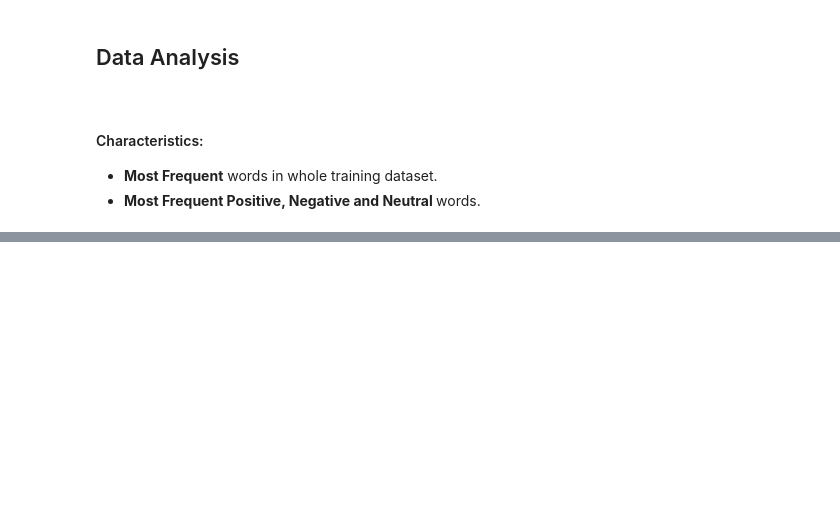
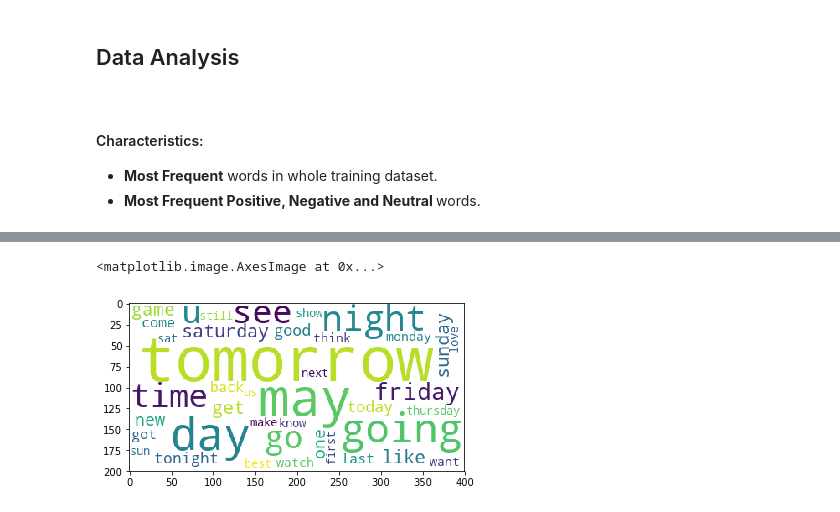
Before and after one commit to Fanarosss/Sentiment-Analysis-on-Tweets, a Jupyter notebook: Project1.ipynb, the cells around one changed output, grey strips where cells are left out. Drawn from its saved outputs; the diff is of its cells as text; code cells hidden in the pictures; blank space fills up the shorter version.

Commit message:
Data Analysis

```diff
--- a/Project1.ipynb
+++ b/Project1.ipynb
@@ -49,9 +50,11 @@ train_data.head()
 <b>Tokenize tweets and convert all to lowercase</b>
 # %%
 tweets = []
+values = []
 tokenizer = TweetTokenizer()
 for tweet in train_data.T:
     tweets.append(tokenizer.tokenize(train_data.T[tweet][1].lower()))
+    values.append(train_data.T[tweet][0])
 # %% [markdown]
 <b>Remove Stop Words</b>
 # %%
@@ -60,7 +63,7 @@ from nltk.corpus import stopwords
 
 stop_words = set(stopwords.words('english'))
 for x in range(0,len(tweets)):
-    tweets[x] = [token for token in tweets[x] if not token in stop_words]
+    tweets[x] = [token for token in tweets[x] if not token in stop_words and token.isalpha()]
 # %% [markdown]
 <b>Stemming (Reducing each word to its root).</b>
 # %%
@@ -83,3 +86,28 @@ print(tweets[0], "\n", stemmed[0])
     <li><b>Most Frequent</b> words in whole training dataset.
     <li><b>Most Frequent Positive, Negative and Neutral </b> words.
 <ul>
+# %%
+# %%capture
+from collections import Counter
+total_counter=Counter()
+positive_counter = Counter()
+negative_counter = Counter()
+neutral_counter = Counter()
+j=0
+for i in tweets[0:]:
+    total_counter.update(i)
+    if(values[j] == "positive"):
+        positive_counter.update(i)
+    if(values[j] == "negative"):
+        negative_counter.update(i)
+    if(values[j] == "neutral"):
+        neutral_counter.update(i)
+    j+=1
+dict(total_counter)
+dict(positive_counter)
+dict(negative_counter)
+dict(neutral_counter)
+
+data = {'Total': total_counter, 'Positive': positive_counter, 'Negative': negative_counter, 'Neutral': neutral_counter}
+fp = DataFrame(data, index =total_counter.keys(), columns =['Total','Positive','Negative', 'Neutral'])
+fp
@@ -85,0 +133,7 @@ print(tweets[0], "\n", stemmed[0])
+# %%
+# Display the generated image:
+wc = WordCloud(stopwords=stopwords, background_color="white", max_words=40).generate_from_frequencies(total_counter)
+plt.imshow(wc)
+# %% [output]
+<matplotlib.image.AxesImage at 0x...>
+[figure, added]
```
Also changed, not shown: parts of 3 cells of this notebook.
